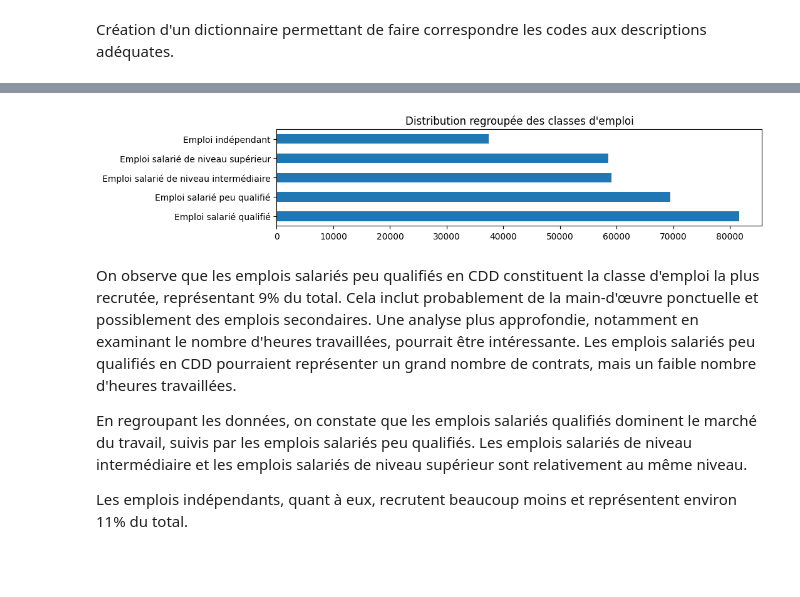
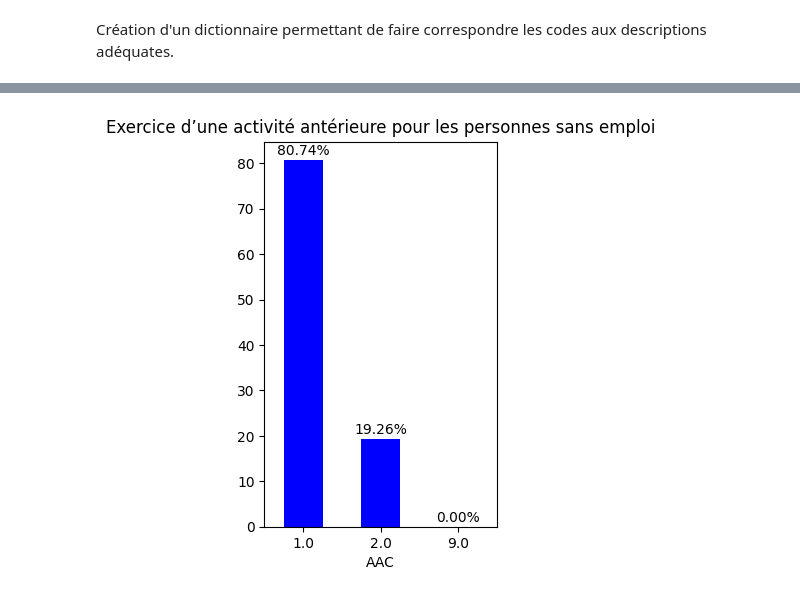
Before and after one commit to Gustiyn/ANALYSE-DES-DONNEES-ACTIVITE-EMPLOI-ET-CHOMAGE---ENQUETE-EMPLOI-EN-CONTINU, a Jupyter notebook: EEC23.ipynb, the cells around one changed output, grey strips where cells are left out. Cells and saved outputs as stored; diff of their text form; code cells hidden in the pictures; blank space fills up the shorter version.

```diff
--- a/EEC23.ipynb
+++ b/EEC23.ipynb
@@ -207,31 +261,15 @@ plt.show()
-# %%
-# Extraction du premier charactère de codes des modalités afin de les regrouper en classes
-eec23_acl_emploi['code_mod_category'] = eec23_acl_emploi['code_mod'].apply(lambda x: x[0] if pd.notnull(x) else x)
-
-# Définition d'un dictionnaire de classes
-labels = {
-    'A': 'Emploi salarié de niveau supérieur',
-    'B': 'Emploi salarié de niveau intermédiaire',
-    'C': 'Emploi salarié qualifié',
-    'D': 'Emploi salarié peu qualifié',
-    'I': 'Emploi indépendant'
-}
-
-# Correspondance
-eec23_acl_emploi['classes'] = eec23_acl_emploi['code_mod_category'].map(labels)
-
-# Visualisation
-plt.figure(figsize=(10,2))
-eec23_acl_emploi['classes'].value_counts().plot(kind='barh')
-plt.xlabel("")
-plt.ylabel("")
-plt.title("Distribution regroupée des classes d'emploi")
-plt.show()
-# %% [output]
-[figure, removed]
-# %% [markdown]
-On observe que les emplois salariés peu qualifiés en CDD constituent la classe d'emploi la plus recrutée, représentant 9% du total. Cela inclut probablement de la main-d'œuvre ponctuelle et possiblement des emplois secondaires. Une analyse plus approfondie, notamment en examinant le nombre d'heures travaillées, pourrait être intéressante. Les emplois salariés peu qualifiés en CDD pourraient représenter un grand nombre de contrats, mais un faible nombre d'heures travaillées.
-
-En regroupant les données, on constate que les emplois salariés qualifiés dominent le marché du travail, suivis par les emplois salariés peu qualifiés. Les emplois salariés de niveau intermédiaire et les emplois salariés de niveau supérieur sont relativement au même niveau.
-
-Les emplois indépendants, quant à eux, recrutent beaucoup moins et représentent environ 11% du total.
+# %%
+total = eec23['AAC'].value_counts().sum()
+pourcentages = eec23['AAC'].value_counts() / total * 100
+
+plt.figure(figsize=(3, 5))
+ax = pourcentages.plot(kind='bar', color='b')
+
+for i in ax.patches:
+    ax.text(i.get_x() + i.get_width() / 2, i.get_height() + 0.5, f"{i.get_height():.2f}%", ha='center', va='bottom')
+
+plt.title("Exercice d’une activité antérieure pour les personnes sans emploi")
+ax.set_xticklabels(ax.get_xticklabels(), rotation=0, ha='center')
+plt.show()
+# %% [output]
+[figure, added]
```
Also changed, not shown: parts of 33 cells of this notebook.
